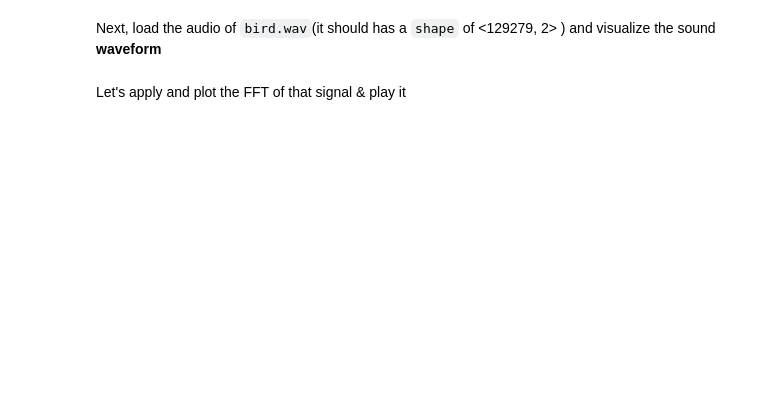
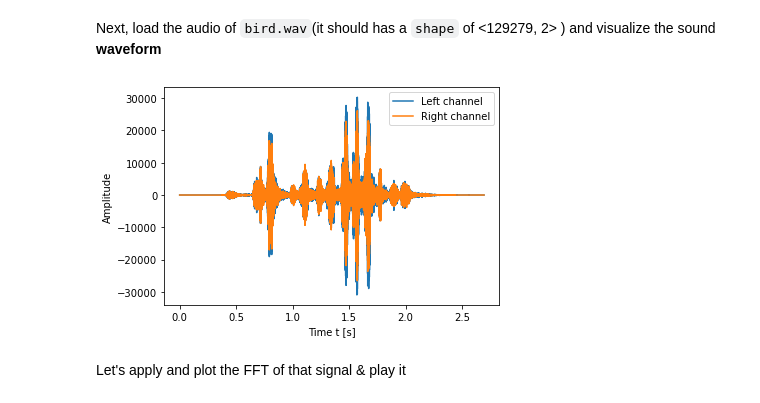
Before and after one commit to IXP-Team/Interview_tasks, a Jupyter notebook: AudioTask/audio_processing_test.ipynb, the cells around one changed output. Saved outputs shown, nothing was run; the diff lists cells and outputs as text; code cells hidden in the pictures; blank space fills up the shorter version.

```diff
--- a/AudioTask/audio_processing_test.ipynb
+++ b/AudioTask/audio_processing_test.ipynb
@@ -94,3 +138,18 @@ Next, load the audio of `bird.wav`(it should has a `shape` of <129279, 2> ) and
+# %%
+#load bird.wav
+bird_samplerate, bird_data = wavfile.read('bird.wav')
+assert bird_data.shape == (129279, 2)
+
+duration = bird_data.shape[0] / bird_samplerate
+time = np.linspace(0., duration, bird_data.shape[0])
+plt.plot(time, bird_data[:, 0], label="Left channel")
+plt.plot(time, bird_data[:, 1], label="Right channel")
+plt.legend()
+plt.xlabel("Time t [s]")
+plt.ylabel("Amplitude")
+plt.show()
+# %% [output]
+[figure, added]
 # %% [markdown]
 Let's apply and plot the FFT of that signal & play it
 # %%
```
Also changed, not shown: parts of 24 cells of this notebook, 6 other files.
